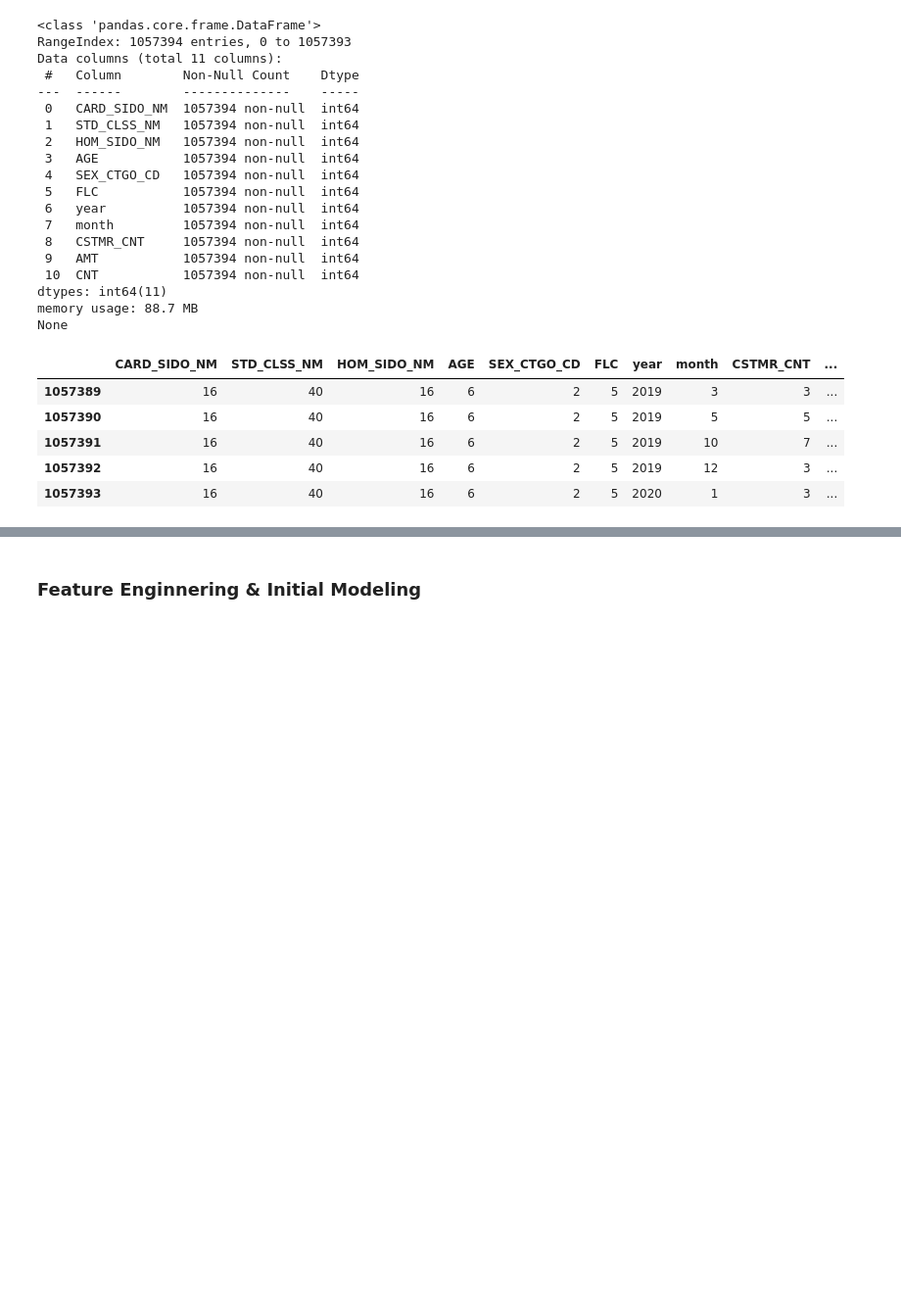
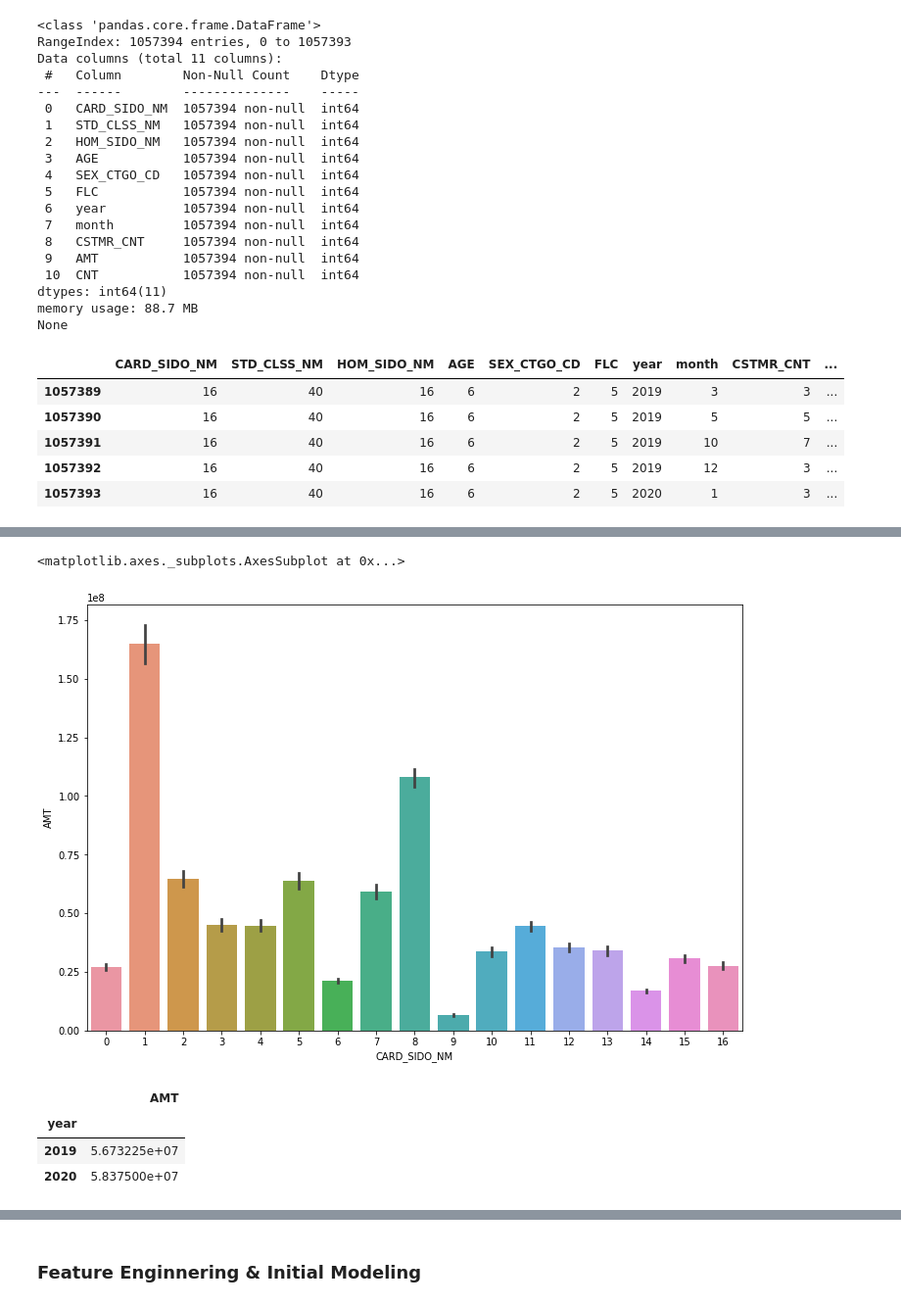
Before and after one commit to kim-bo-saeng/dacon_jeju, a Jupyter notebook: jeju_data_analysis.ipynb, the cells around one changed output, grey strips where cells are left out. Shown at 98% size. Cells and saved outputs as stored; diff of their text form; code cells hidden in the pictures; blank space fills up the shorter version.

```diff
--- a/jeju_data_analysis.ipynb
+++ b/jeju_data_analysis.ipynb
@@ -142,0 +154,15 @@ None
+# %%
+plt.figure(figsize = (12, 8))
+sns.barplot(data = df_num, x = 'CARD_SIDO_NM', y = 'AMT')
+# %% [output]
+<matplotlib.axes._subplots.AxesSubplot at 0x...>
+[figure, added]
+# %%
+a = df_num[['year', 'month','AMT']]
+b = pd.pivot_table(a, index = ['year'], values='AMT', aggfunc = 'mean')
+b
+# %% [output]
+|  | AMT |
+| year |  |
+| 2019 | 5.673225e+07 |
+| 2020 | 5.837500e+07 |
```
Also changed, not shown: parts of 17 cells of this notebook.
